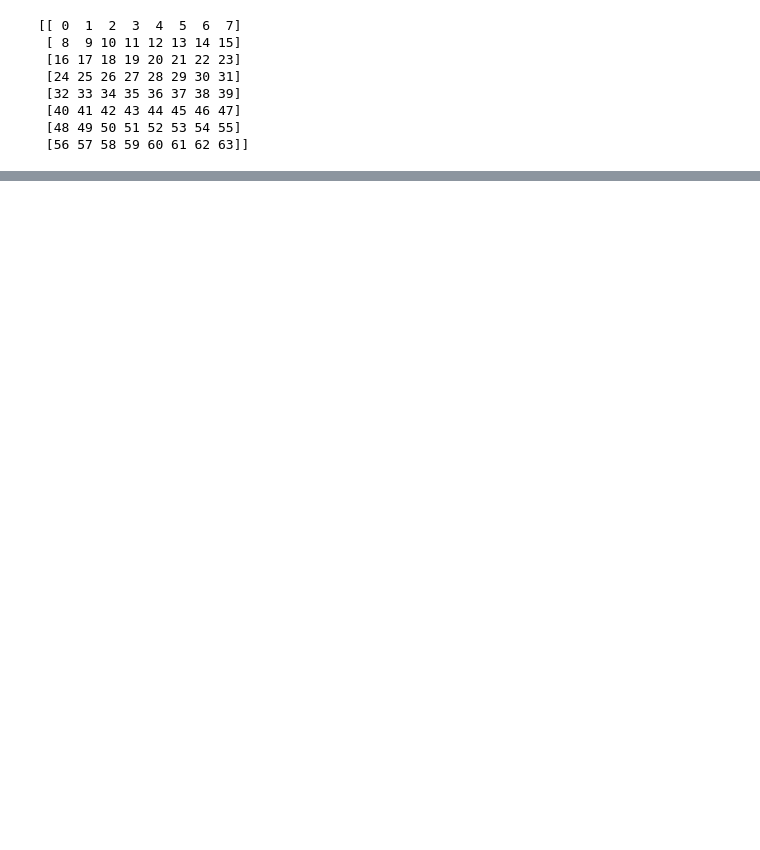
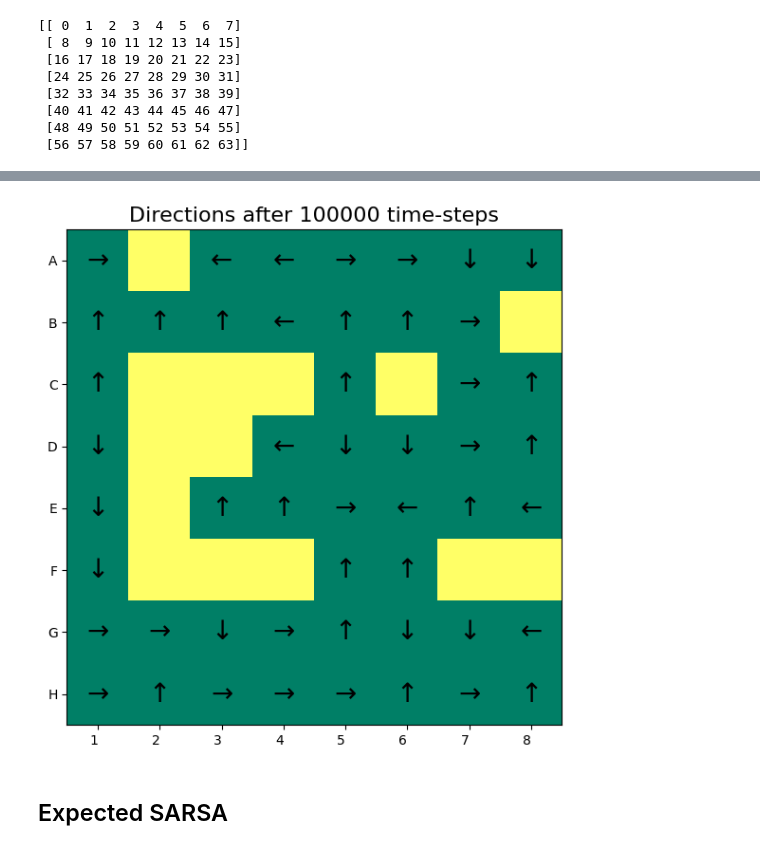
Before and after one commit to tranphuc15122004/RL_Q-learning, a Jupyter notebook: Q_learning.ipynb, the cells around one changed output, grey strips where cells are left out. Saved outputs shown, nothing was run; the diff lists cells and outputs as text; code cells hidden in the pictures; blank space fills up the shorter version.

Commit message:
update 1
Thêm giải thuật SARSA

```diff
--- a/Q_learning.ipynb
+++ b/Q_learning.ipynb
@@ -116,0 +288,56 @@ Envir.get_map()
+# %%
+Y_Cord = ["A", "B", "C", "D", "E", "F", "G", "H"]
+X_Cord = ["1", "2", "3", "4", "5", "6", "7", "8"]
+
+
+def decode_action(action):
+  if action == 0: #UP
+    return "\u2191"
+  if action == 1: #DOWN
+    return "\u2193"
+  if action == 2: #LEFT
+    return "\u2190"
+  return "\u2192" #RIGHT
+
+Map = np.zeros([Envir.width, Envir.height])
+Map_labels = [['' for _ in range(Envir.width)] for _ in range(Envir.height)]
+for i in range(Envir.height):
+  for j in range(Envir.width):
+    state = i * Envir.width + j
+    if state in dummy_q_agent.Q_table.keys():
+      list_value = [f[0] for f in dummy_q_agent.Q_table[state].values()]
+      max_value = max(list_value)
+      actions = [index for index, value in enumerate(list_value) if value == max_value]
+      if len(actions) > 1:
+        Map_labels[i][j] = ''
+        Map[i][j] = 1
+      else:
+        Map_labels[i][j] = decode_action(actions[0])
+        Map[i][j] = 0
+
+fig, ax = plt.subplots(figsize=(6,6))
+im = ax.imshow(Map,cmap='summer')
+
+# We want to show all ticks...
+ax.set_xticks(np.arange(len(X_Cord)))
+ax.set_yticks(np.arange(len(Y_Cord)))
+# ... and label them with the respective list entries
+ax.set_xticklabels(X_Cord)
+ax.set_yticklabels(Y_Cord)
+
+# Rotate the tick labels and set their alignment.
+plt.setp(ax.get_xticklabels(), rotation=0, ha="right",rotation_mode="anchor")
+
+# Loop over data dimensions and create text annotations.
+for i in range(len(Y_Cord)):
+    for j in range(len(X_Cord)):
+        text = ax.text(j, i, Map_labels[i][j],ha="center", va="center", color="k",fontsize=20)
+
+ax.set_title("Directions after " + str(num_iter) + " time-steps", fontdict={'size':16})
+# ax.set_xlabel("Alpha = " + str(learning_rate) + " Gamma = " + str(discount_factor))
+fig.tight_layout()
+plt.show()
+# %% [output]
+[figure, added]
+# %% [markdown]
+## Expected SARSA
```
Also changed, not shown: parts of 14 cells of this notebook, 4 other files.
